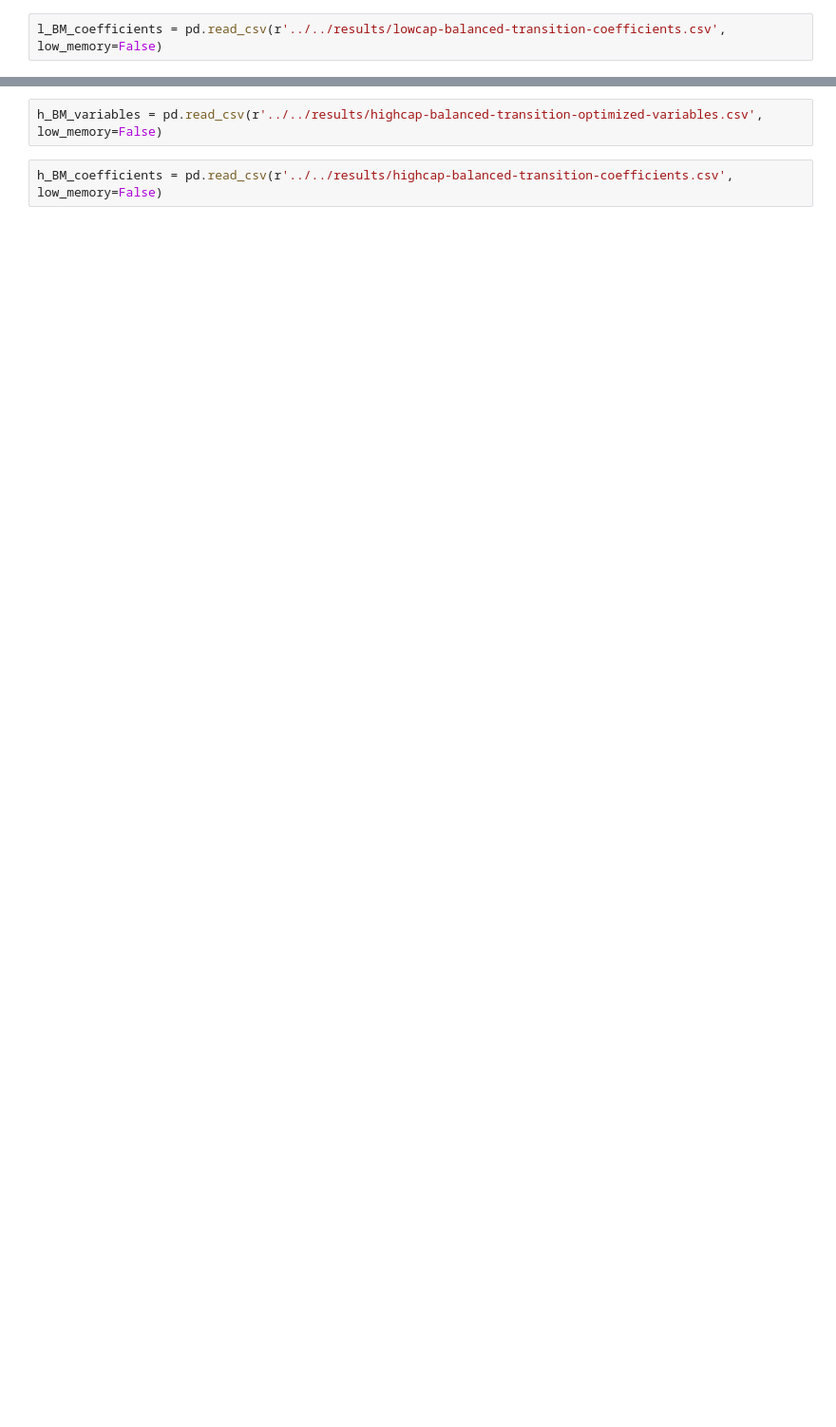
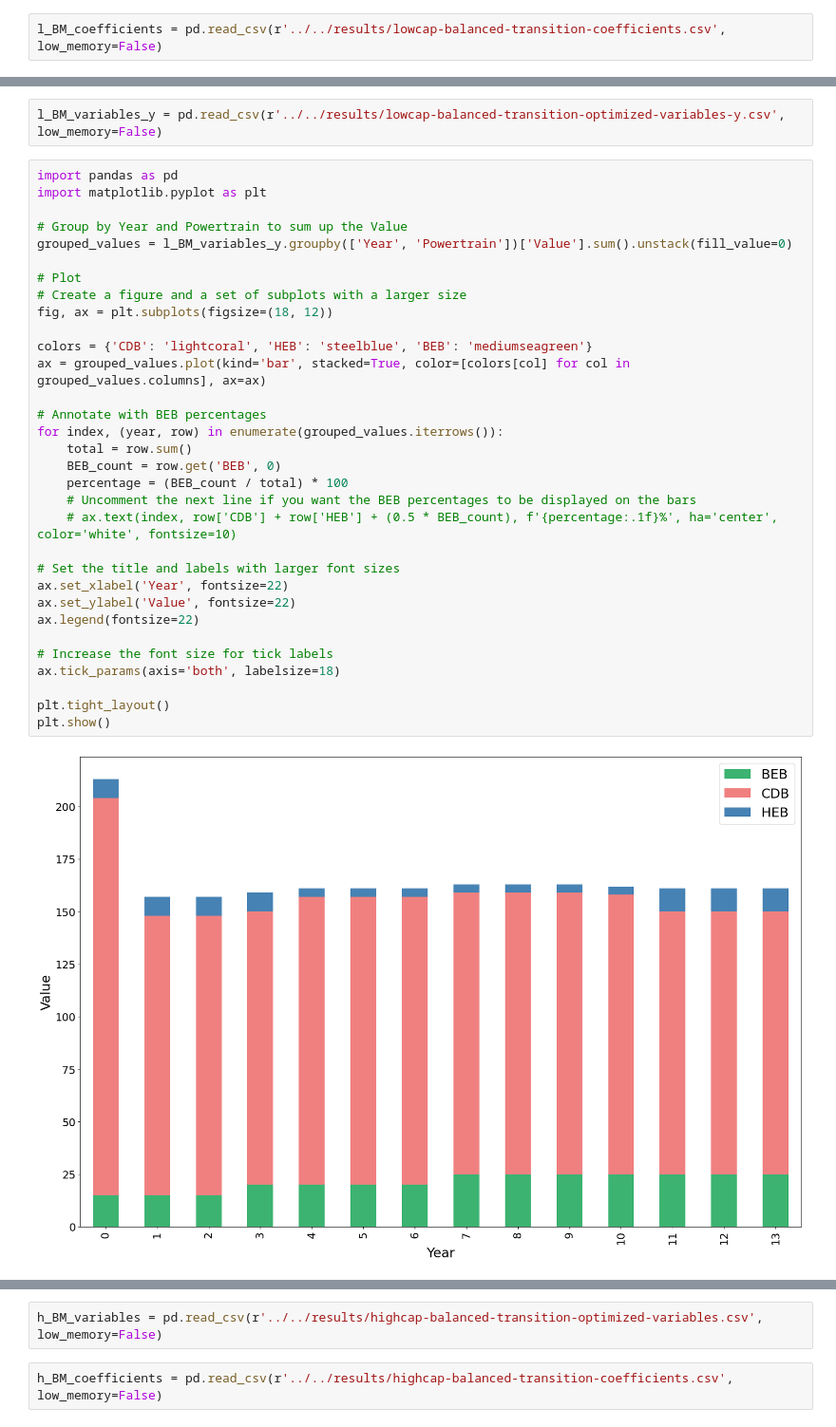
Before and after one commit to narslab/transit-electrification-futures, a Jupyter notebook: bin/jupyter/organize-optimization-results.ipynb, the cells around one changed output, grey strips where cells are left out. Shown at 95% size. Cells and saved outputs as stored; diff of their text form; blank space fills up the shorter version.

```diff
--- a/bin/jupyter/organize-optimization-results.ipynb
+++ b/bin/jupyter/organize-optimization-results.ipynb
@@ -38,0 +89,36 @@ l_BM_coefficients
+# %%
+l_BM_variables_y = pd.read_csv(r'../../results/lowcap-balanced-transition-optimized-variables-y.csv', low_memory=False)
+# %%
+import pandas as pd
+import matplotlib.pyplot as plt
+
+# Group by Year and Powertrain to sum up the Value
+grouped_values = l_BM_variables_y.groupby(['Year', 'Powertrain'])['Value'].sum().unstack(fill_value=0)
+
+# Plot
+# Create a figure and a set of subplots with a larger size
+fig, ax = plt.subplots(figsize=(18, 12))
+
+colors = {'CDB': 'lightcoral', 'HEB': 'steelblue', 'BEB': 'mediumseagreen'}
+ax = grouped_values.plot(kind='bar', stacked=True, color=[colors[col] for col in grouped_values.columns], ax=ax)
+
+# Annotate with BEB percentages
+for index, (year, row) in enumerate(grouped_values.iterrows()):
+    total = row.sum()
+    BEB_count = row.get('BEB', 0)
+    percentage = (BEB_count / total) * 100
+    # Uncomment the next line if you want the BEB percentages to be displayed on the bars
+    # ax.text(index, row['CDB'] + row['HEB'] + (0.5 * BEB_count), f'{percentage:.1f}%', ha='center', color='white', fontsize=10)
+
+# Set the title and labels with larger font sizes
+ax.set_xlabel('Year', fontsize=22)
+ax.set_ylabel('Value', fontsize=22)
+ax.legend(fontsize=22)
+
+# Increase the font size for tick labels
+ax.tick_params(axis='both', labelsize=18)
+
+plt.tight_layout()
+plt.show()
+# %% [output]
+[figure, added]
```
Also changed, not shown: parts of 28 cells of this notebook, 3 other files.
